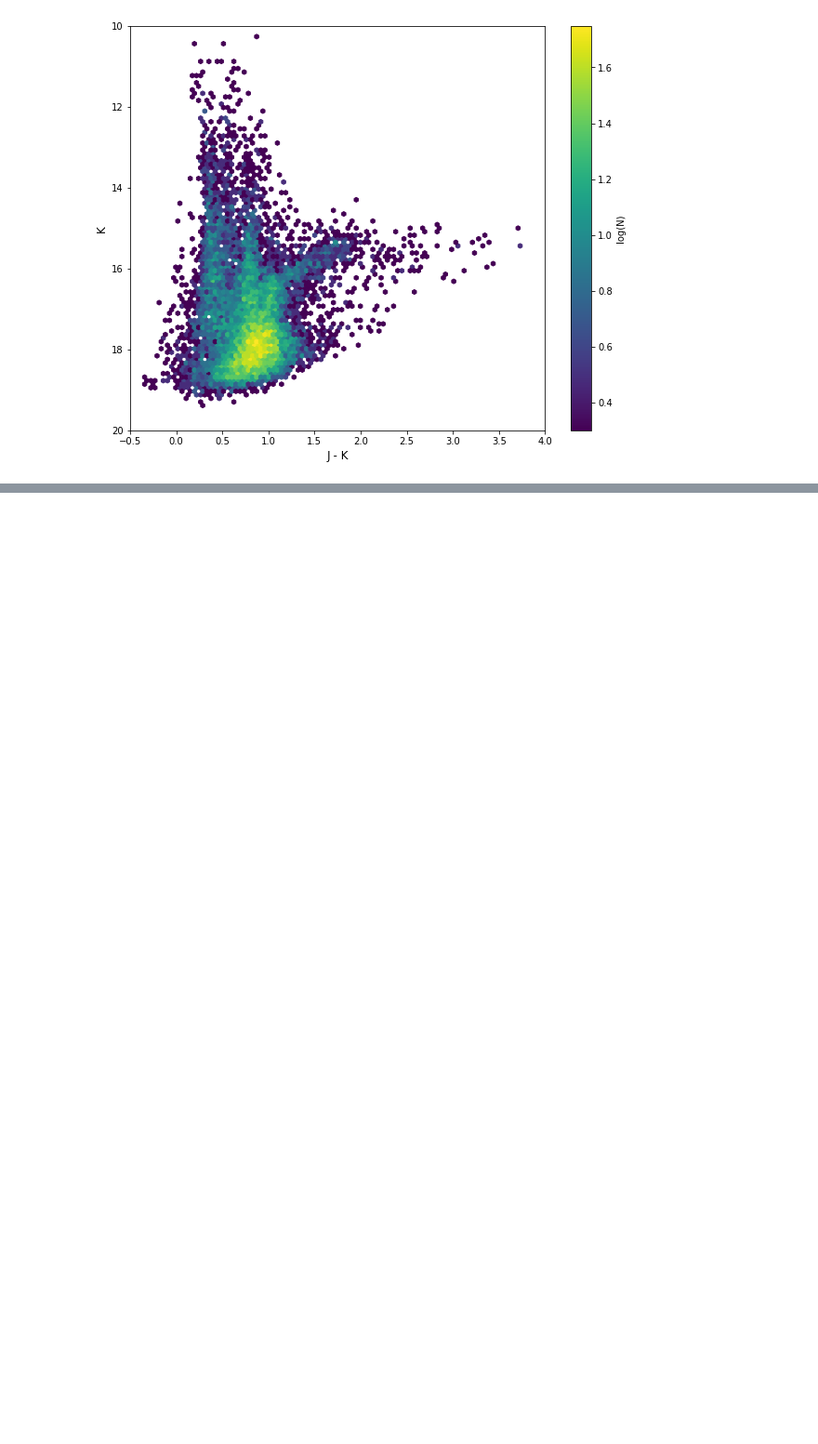
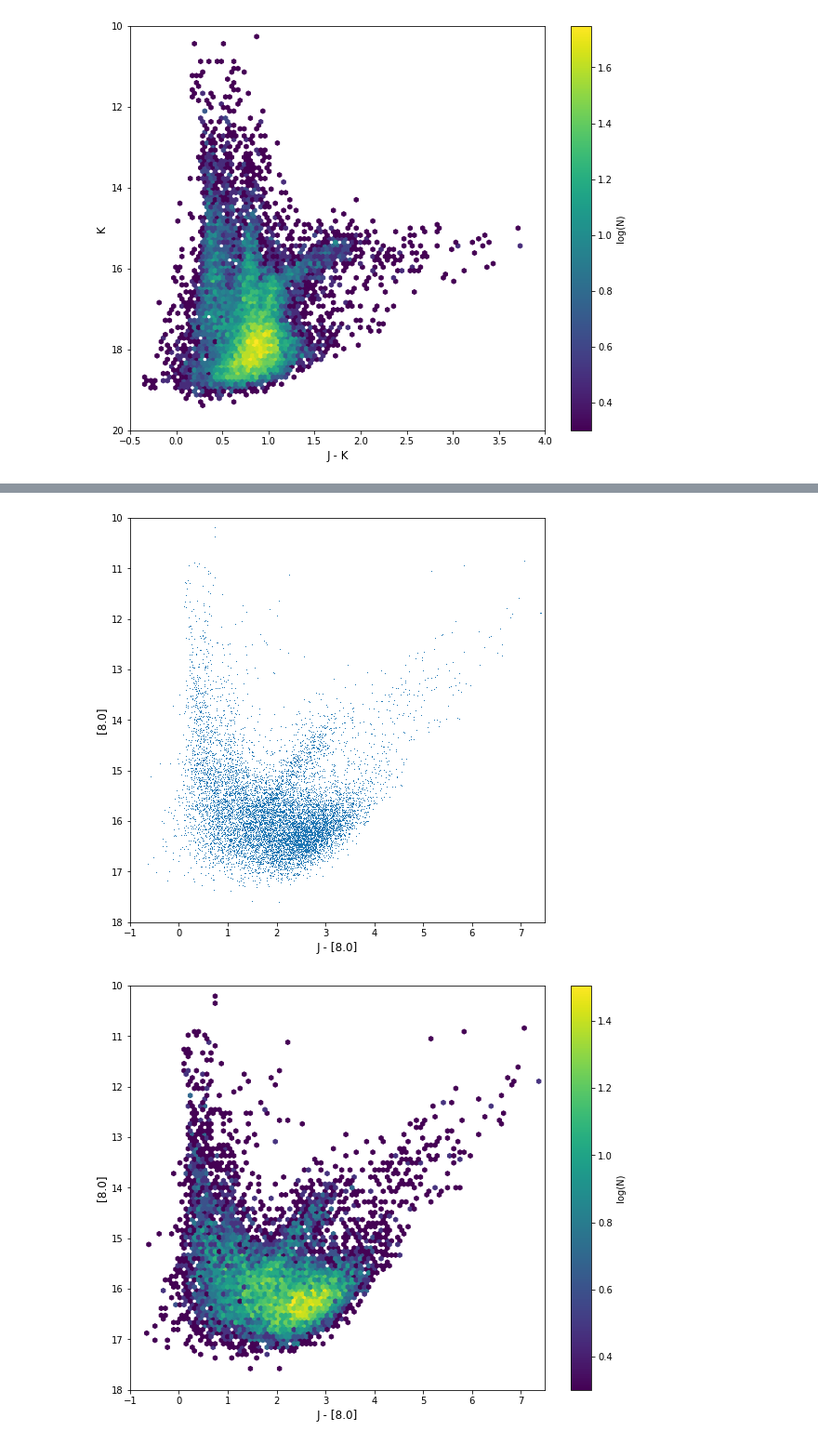
Before and after one commit to alechirschauer/NGC6822, a Jupyter notebook: CMD_19Sep2018.ipynb, the cells around one changed output, grey strips where cells are left out. Shown at 93% size. Saved outputs shown, nothing was run; the diff lists cells and outputs as text; code cells hidden in the pictures; blank space fills up the shorter version.

```diff
--- a/CMD_19Sep2018.ipynb
+++ b/CMD_19Sep2018.ipynb
@@ -93,0 +188,24 @@ cb = plt.colorbar(im1, label='log(N)')
+# %%
+# [8.0] vs J-[8.0]
+# CMD & Hess diagram
+#
+plt.figure(figsize=(8,8))
+plt.plot(np.array(jMINUSeightzeroDATA.jMINUSeightzero),np.array(jMINUSeightzeroDATA.k80mag),',')
+plt.xlim(-1.0, 7.5)
+plt.ylim(18.0, 10.0)
+plt.xlabel('J - [8.0]', size=12)
+plt.ylabel('[8.0]', size=12)
+#plt.savefig('[8.0]_vs_J-[8.0]_plot.pdf')
+#
+fig, ax1 = plt.subplots(1, 1, figsize=(10, 8))
+plt.xlim(-1.0, 7.5)
+plt.ylim(18.0, 10.0)
+im1 = ax1.hexbin(np.array(jMINUSeightzeroDATA.jMINUSeightzero),np.array(jMINUSeightzeroDATA.k80mag), bins='log', cmap=plt.cm.viridis,
+               mincnt=1, extent=(-1.0, 7.5, 18.0, 10.0))
+ax1.set_xlabel('J - [8.0]', size=12)
+ax1.set_ylabel('[8.0]', size=12)
+cb = plt.colorbar(im1, label='log(N)')
+#plt.savefig('[8.0]_vs_J-[8.0]_hist.pdf')
+# %% [output]
+[figure, added]
+[figure, added]
```
Also changed, not shown: parts of 17 cells of this notebook.
